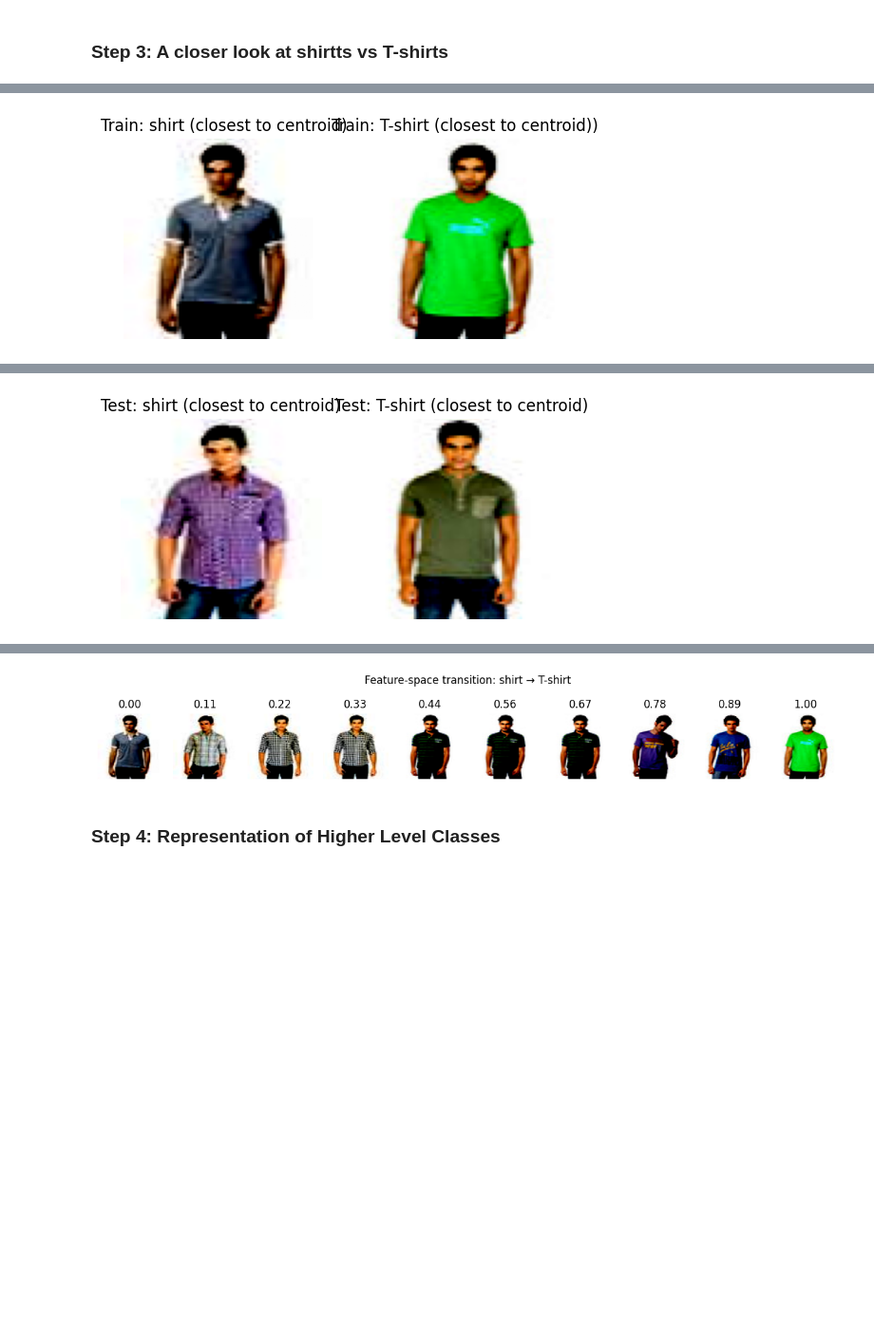
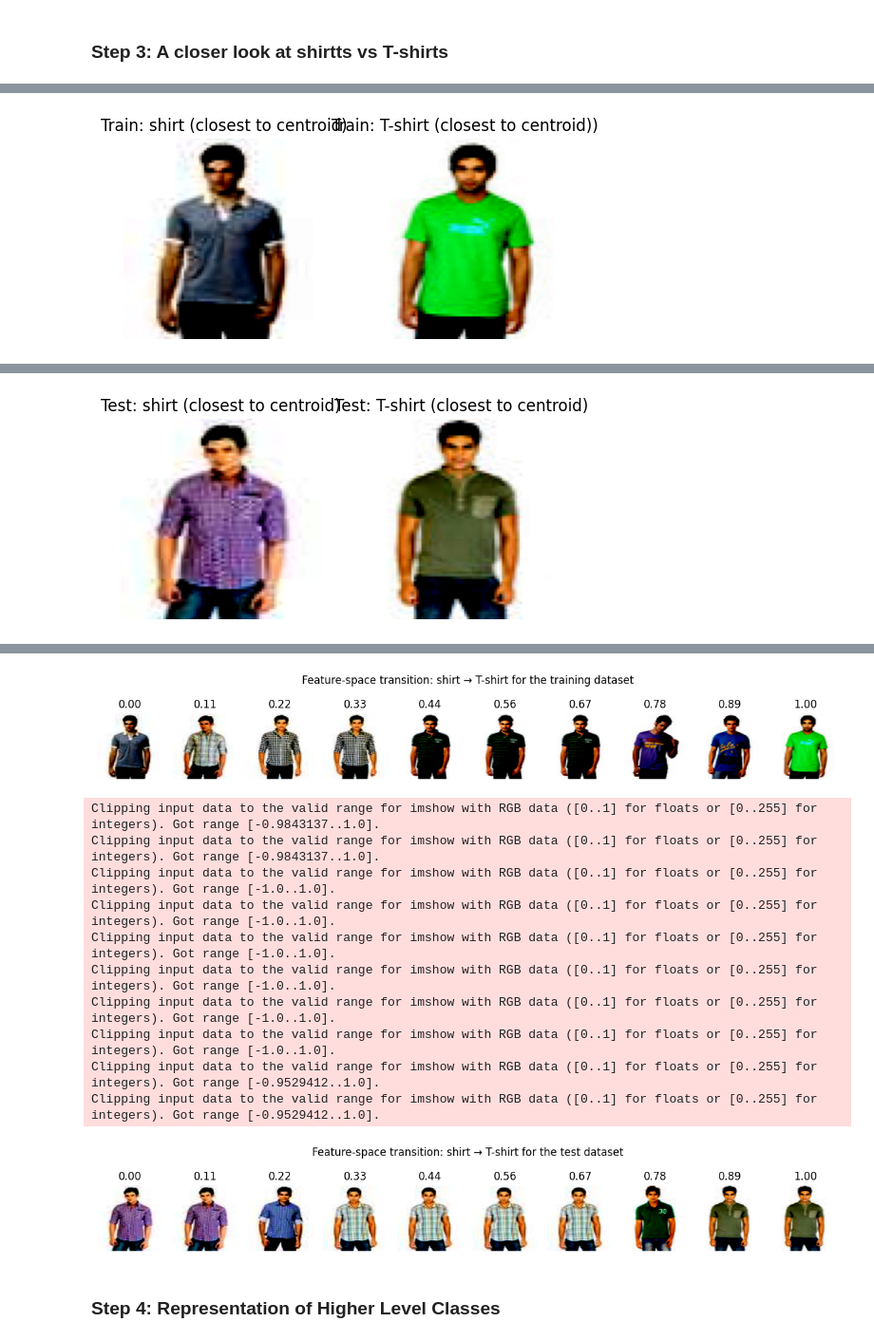
Before and after one commit to Yunus77-tue/ass1, a Jupyter notebook: assignment_1_final.ipynb, the cells around one changed output, grey strips where cells are left out. Shown at 95% size. Drawn from its saved outputs; the diff is of its cells as text; code cells hidden in the pictures; blank space fills up the shorter version.

Commit message:
Added the names and a transition image for the test data

```diff
--- a/assignment_1_final.ipynb
+++ b/assignment_1_final.ipynb
@@ -1189,13 +1189,31 @@ for t in ts:
     img, dist = find_nearest(train_features, train_imgs, interp)
     transition_imgs.append(img)
 
+
 # make a transition from shirts to tshirts
 plt.figure(figsize=(12, 2))
 for i, img in enumerate(transition_imgs):
     plt.subplot(1, n_steps, i+1)
     plt.imshow(img); plt.axis('off')
     plt.title(f"{ts[i]:.2f}")
-plt.suptitle("Feature‐space transition: shirt → T-shirt")
+plt.suptitle("Feature‐space transition: shirt → T-shirt for the training dataset")
 plt.tight_layout()
 plt.show()
+
+# for each t, form the interpolated point and find nearest neighbor in test set
+transition_imgs = []
+for t in ts:
+    interp = (1-t)*centroid_test_shirt + t*centroid_test_tshirt
+    img, dist = find_nearest(test_features, test_imgs, interp)
+    transition_imgs.append(img)
+
+# make a transition from shirts to tshirts
+plt.figure(figsize=(12, 2))
+for i, img in enumerate(transition_imgs):
+    plt.subplot(1, n_steps, i+1)
+    plt.imshow(img); plt.axis('off')
+    plt.title(f"{ts[i]:.2f}")
+plt.suptitle("Feature‐space transition: shirt → T-shirt for the test dataset")
+plt.tight_layout()
+plt.show()
 # %% [output]
@@ -1218,4 +1236,15 @@ WARNING:matplotlib.image:Clipping input data to the valid range for imshow with
-[figure, old version]
+[figure, new version]
+Clipping input data to the valid range for imshow with RGB data ([0..1] for floats or [0..255] for integers). Got range [-0.9843137..1.0].
+Clipping input data to the valid range for imshow with RGB data ([0..1] for floats or [0..255] for integers). Got range [-0.9843137..1.0].
+Clipping input data to the valid range for imshow with RGB data ([0..1] for floats or [0..255] for integers). Got range [-1.0..1.0].
+Clipping input data to the valid range for imshow with RGB data ([0..1] for floats or [0..255] for integers). Got range [-1.0..1.0].
+Clipping input data to the valid range for imshow with RGB data ([0..1] for floats or [0..255] for integers). Got range [-1.0..1.0].
+Clipping input data to the valid range for imshow with RGB data ([0..1] for floats or [0..255] for integers). Got range [-1.0..1.0].
+Clipping input data to the valid range for imshow with RGB data ([0..1] for floats or [0..255] for integers). Got range [-1.0..1.0].
+Clipping input data to the valid range for imshow with RGB data ([0..1] for floats or [0..255] for integers). Got range [-1.0..1.0].
+Clipping input data to the valid range for imshow with RGB data ([0..1] for floats or [0..255] for integers). Got range [-0.9529412..1.0].
+Clipping input data to the valid range for imshow with RGB data ([0..1] for floats or [0..255] for integers). Got range [-0.9529412..1.0].
+[figure, added]
 # %% [markdown]
 ### Step 4: Representation of Higher Level Classes
 # %%
```
Also changed, not shown: parts of 2 cells of this notebook.
